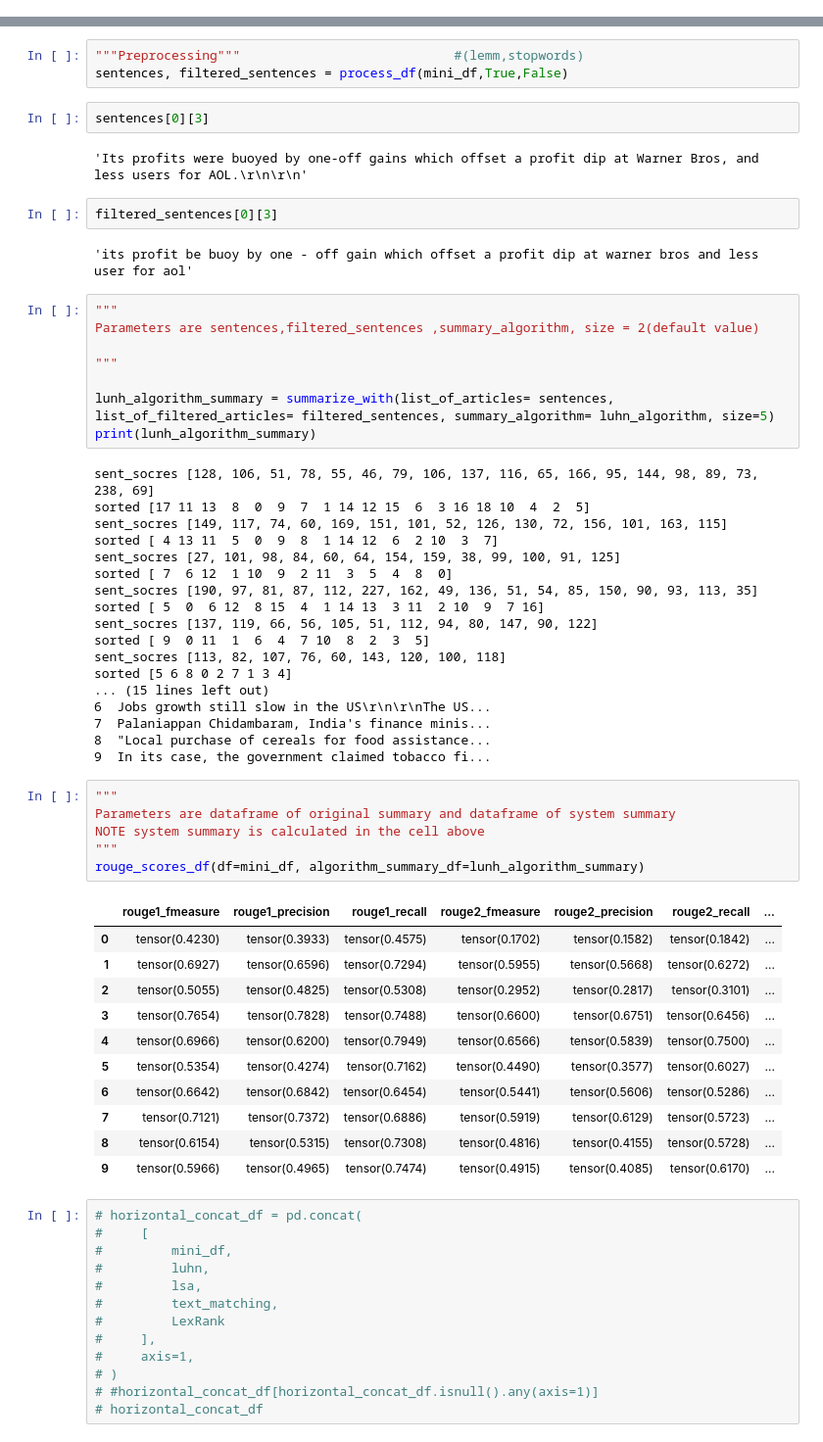
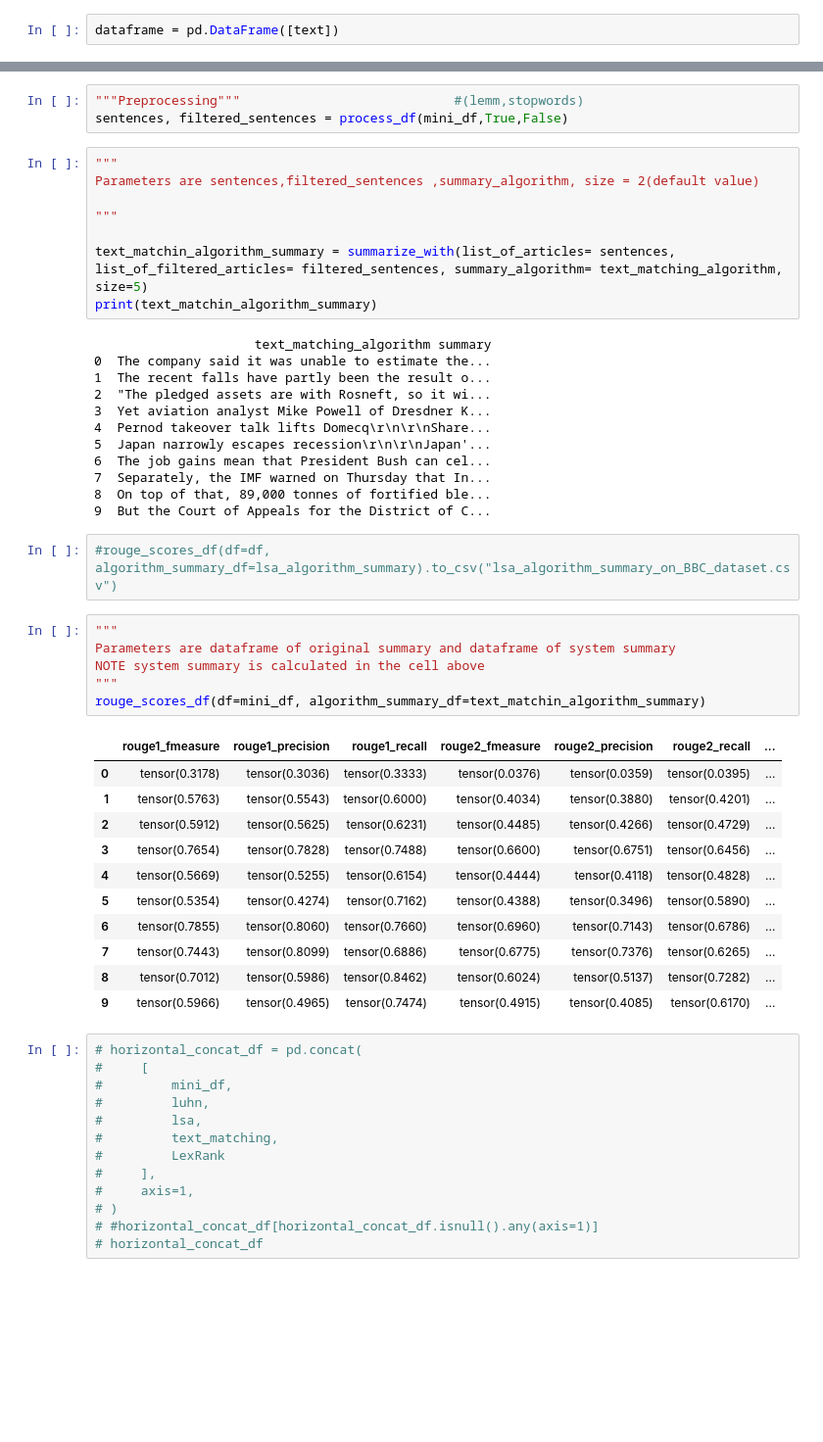
Before and after one commit to ZeyadMashhour/text_summarization, a Jupyter notebook: Testing.ipynb, the cells around one changed output, grey strips where cells are left out. Shown: that part at 98% size. Saved outputs shown, nothing was run; the diff lists cells and outputs as text; blank space fills up the shorter version.

```diff
--- a/Testing.ipynb
+++ b/Testing.ipynb
@@ -2,0 +20,2 @@ from imported_libraries import *
+# %%
+dataframe = pd.DataFrame([text])
@@ -31,57 +109,45 @@ mini_df
 # %%
 """Preprocessing"""                            #(lemm,stopwords)
 sentences, filtered_sentences = process_df(mini_df,True,False)
-# %%
-sentences[0][3]
-# %% [output]
-'Its profits were buoyed by one-off gains which offset a profit dip at Warner Bros, and less users for AOL.\r\n\r\n'
-# %%
-filtered_sentences[0][3]
-# %% [output]
-'its profit be buoy by one - off gain which offset a profit dip at warner bros and less user for aol'
 # %%
 """
 Parameters are sentences,filtered_sentences ,summary_algorithm, size = 2(default value)
 
 """
 
-lunh_algorithm_summary = summarize_with(list_of_articles= sentences, list_of_filtered_articles= filtered_sentences, summary_algorithm= luhn_algorithm, size=5)
-print(lunh_algorithm_summary)
+text_matchin_algorithm_summary = summarize_with(list_of_articles= sentences, list_of_filtered_articles= filtered_sentences, summary_algorithm= text_matching_algorithm, size=5)
+print(text_matchin_algorithm_summary)
 # %% [output]
-sent_socres [128, 106, 51, 78, 55, 46, 79, 106, 137, 116, 65, 166, 95, 144, 98, 89, 73, 238, 69]
-sorted [17 11 13  8  0  9  7  1 14 12 15  6  3 16 18 10  4  2  5]
-sent_socres [149, 117, 74, 60, 169, 151, 101, 52, 126, 130, 72, 156, 101, 163, 115]
-sorted [ 4 13 11  5  0  9  8  1 14 12  6  2 10  3  7]
-sent_socres [27, 101, 98, 84, 60, 64, 154, 159, 38, 99, 100, 91, 125]
-sorted [ 7  6 12  1 10  9  2 11  3  5  4  8  0]
-sent_socres [190, 97, 81, 87, 112, 227, 162, 49, 136, 51, 54, 85, 150, 90, 93, 113, 35]
-sorted [ 5  0  6 12  8 15  4  1 14 13  3 11  2 10  9  7 16]
-sent_socres [137, 119, 66, 56, 105, 51, 112, 94, 80, 147, 90, 122]
-sorted [ 9  0 11  1  6  4  7 10  8  2  3  5]
-sent_socres [113, 82, 107, 76, 60, 143, 120, 100, 118]
-sorted [5 6 8 0 2 7 1 3 4]
-... (15 lines left out)
-6  Jobs growth still slow in the US\r\n\r\nThe US...
-7  Palaniappan Chidambaram, India's finance minis...
-8  "Local purchase of cereals for food assistance...
-9  In its case, the government claimed tobacco fi...
+                     text_matching_algorithm summary
+0  The company said it was unable to estimate the...
+1  The recent falls have partly been the result o...
+2  "The pledged assets are with Rosneft, so it wi...
+3  Yet aviation analyst Mike Powell of Dresdner K...
+4  Pernod takeover talk lifts Domecq\r\n\r\nShare...
+5  Japan narrowly escapes recession\r\n\r\nJapan'...
+6  The job gains mean that President Bush can cel...
+7  Separately, the IMF warned on Thursday that In...
+8  On top of that, 89,000 tonnes of fortified ble...
+9  But the Court of Appeals for the District of C...
+# %%
+#rouge_scores_df(df=df, algorithm_summary_df=lsa_algorithm_summary).to_csv("lsa_algorithm_summary_on_BBC_dataset.csv")
 # %%
 """
 Parameters are dataframe of original summary and dataframe of system summary
 NOTE system summary is calculated in the cell above
 """
-rouge_scores_df(df=mini_df, algorithm_summary_df=lunh_algorithm_summary)
+rouge_scores_df(df=mini_df, algorithm_summary_df=text_matchin_algorithm_summary)
 # %% [output]
 |  | rouge1_fmeasure | rouge1_precision | rouge1_recall | rouge2_fmeasure | rouge2_precision | rouge2_recall | ... |
-| 0 | tensor(0.4230) | tensor(0.3933) | tensor(0.4575) | tensor(0.1702) | tensor(0.1582) | tensor(0.1842) | ... |
-| 1 | tensor(0.6927) | tensor(0.6596) | tensor(0.7294) | tensor(0.5955) | tensor(0.5668) | tensor(0.6272) | ... |
-| 2 | tensor(0.5055) | tensor(0.4825) | tensor(0.5308) | tensor(0.2952) | tensor(0.2817) | tensor(0.3101) | ... |
+| 0 | tensor(0.3178) | tensor(0.3036) | tensor(0.3333) | tensor(0.0376) | tensor(0.0359) | tensor(0.0395) | ... |
+| 1 | tensor(0.5763) | tensor(0.5543) | tensor(0.6000) | tensor(0.4034) | tensor(0.3880) | tensor(0.4201) | ... |
+| 2 | tensor(0.5912) | tensor(0.5625) | tensor(0.6231) | tensor(0.4485) | tensor(0.4266) | tensor(0.4729) | ... |
 | 3 | tensor(0.7654) | tensor(0.7828) | tensor(0.7488) | tensor(0.6600) | tensor(0.6751) | tensor(0.6456) | ... |
-| 4 | tensor(0.6966) | tensor(0.6200) | tensor(0.7949) | tensor(0.6566) | tensor(0.5839) | tensor(0.7500) | ... |
-| 5 | tensor(0.5354) | tensor(0.4274) | tensor(0.7162) | tensor(0.4490) | tensor(0.3577) | tensor(0.6027) | ... |
-| 6 | tensor(0.6642) | tensor(0.6842) | tensor(0.6454) | tensor(0.5441) | tensor(0.5606) | tensor(0.5286) | ... |
-| 7 | tensor(0.7121) | tensor(0.7372) | tensor(0.6886) | tensor(0.5919) | tensor(0.6129) | tensor(0.5723) | ... |
-| 8 | tensor(0.6154) | tensor(0.5315) | tensor(0.7308) | tensor(0.4816) | tensor(0.4155) | tensor(0.5728) | ... |
+| 4 | tensor(0.5669) | tensor(0.5255) | tensor(0.6154) | tensor(0.4444) | tensor(0.4118) | tensor(0.4828) | ... |
+| 5 | tensor(0.5354) | tensor(0.4274) | tensor(0.7162) | tensor(0.4388) | tensor(0.3496) | tensor(0.5890) | ... |
+| 6 | tensor(0.7855) | tensor(0.8060) | tensor(0.7660) | tensor(0.6960) | tensor(0.7143) | tensor(0.6786) | ... |
+| 7 | tensor(0.7443) | tensor(0.8099) | tensor(0.6886) | tensor(0.6775) | tensor(0.7376) | tensor(0.6265) | ... |
+| 8 | tensor(0.7012) | tensor(0.5986) | tensor(0.8462) | tensor(0.6024) | tensor(0.5137) | tensor(0.7282) | ... |
 | 9 | tensor(0.5966) | tensor(0.4965) | tensor(0.7474) | tensor(0.4915) | tensor(0.4085) | tensor(0.6170) | ... |
 # %%
 # horizontal_concat_df = pd.concat(
```
Also changed, not shown: parts of 19 cells of this notebook, 33 other files.
